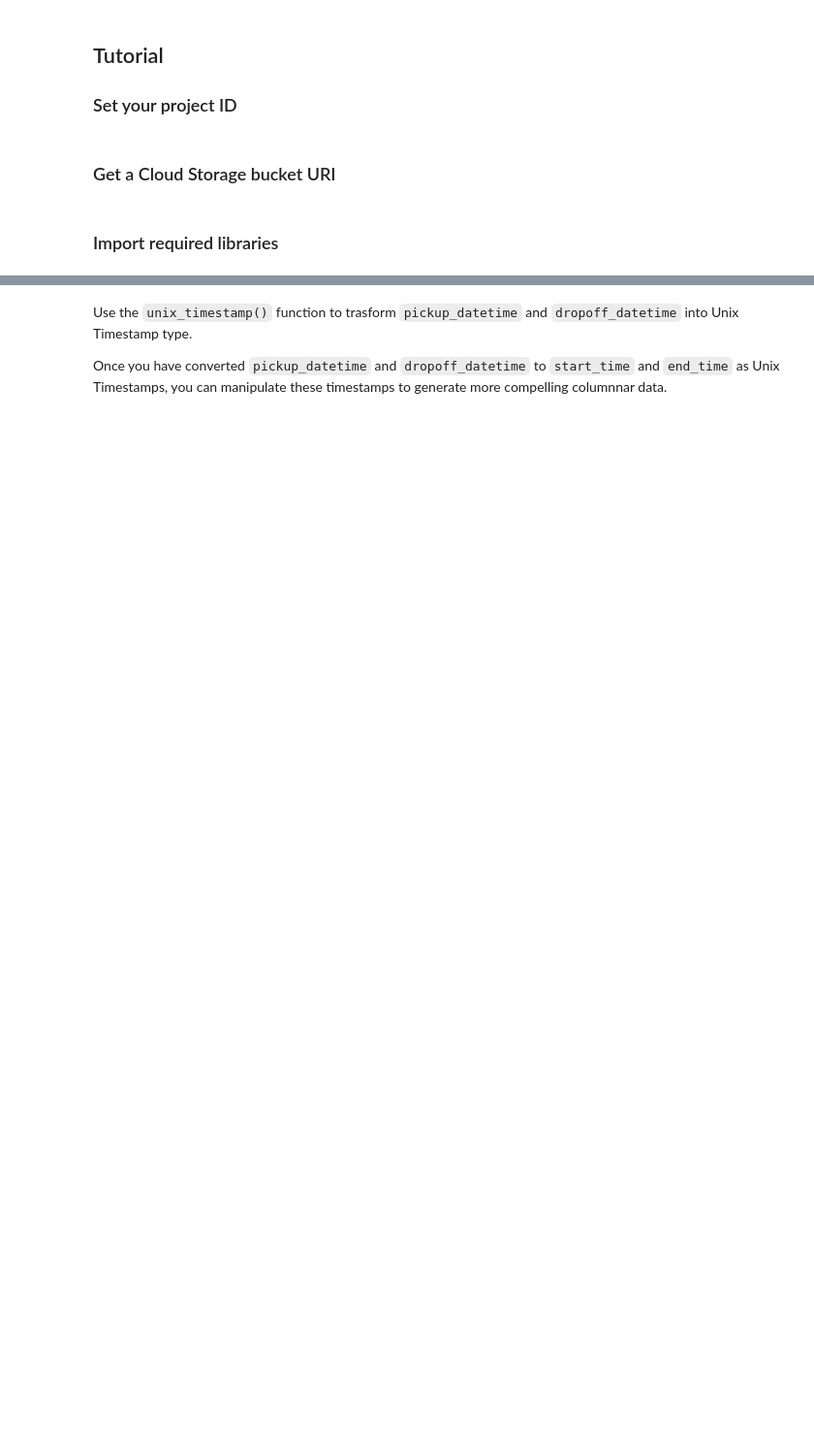
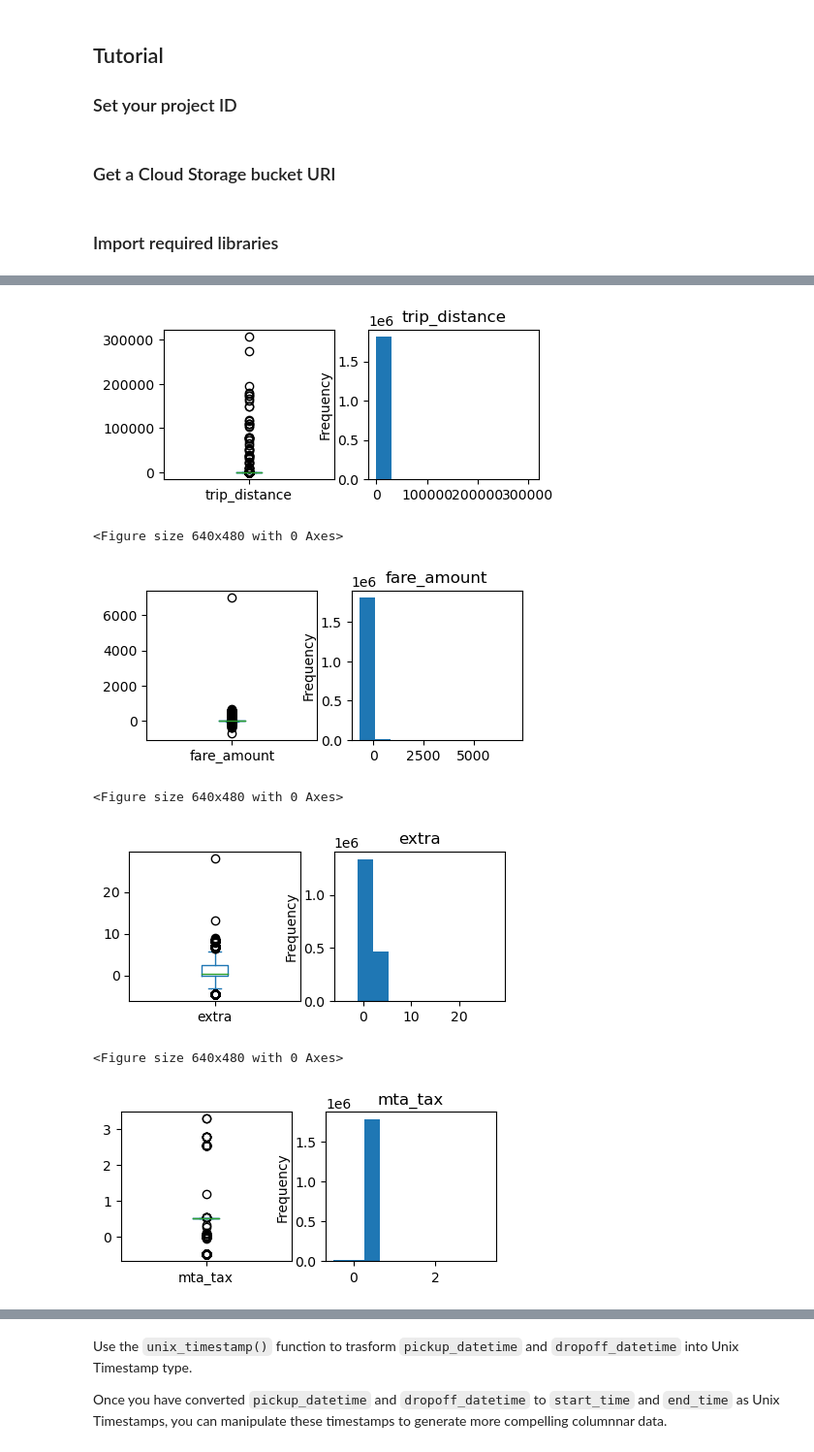
Before and after one commit to GoogleCloudPlatform/terraform-google-analytics-lakehouse, a Jupyter notebook: src/ipynb/spark_ml.ipynb, the cells around one changed output, grey strips where cells are left out. Shown at 97% size. Drawn from its saved outputs; the diff is of its cells as text; code cells hidden in the pictures; blank space fills up the shorter version.

```diff
--- a/src/ipynb/spark_ml.ipynb
+++ b/src/ipynb/spark_ml.ipynb
@@ -99,6 +79,8 @@ taxi_df = (
     .load()
 )
 
-# Sample data to minimize the cost.
-# You can try different values in the parameter fraction, or remove the next line to use all.
-taxi_df = taxi_df.sample(fraction=0.05, seed=42)
+# Feel free to experiment with different values. The default value for the tutorial is set to 0.05. (5%)
+FRACTION = 0.05
+
+# Sample data to minimize the runtime.
+taxi_df = taxi_df.sample(fraction=FRACTION, seed=42)
@@ -133,0 +113,65 @@ taxi_df.show(10)
+# %%
+# Choose necessary columns.
+COLUMNS_TO_SELECT = [
+    "start_time",
+    "end_time",
+    "passenger_count",
+    "trip_distance",
+    "fare_amount",
+    "extra",
+    "mta_tax",
+    "tip_amount",
+    "tolls_amount",
+    "imp_surcharge",
+    "airport_fee",
+    "total_amount",
+    "start_zone_id",
+    "end_zone_id",
+]
+
+# Select the specified columns and convert pickup_location_id and dropoff_location_id to integers.
+# Convert the datetime from string to Unix timestamp.
+taxi_df = (
+    taxi_df.withColumn("start_zone_id", col("pickup_location_id").cast("int"))
+    .withColumn("end_zone_id", col("dropoff_location_id").cast("int"))
+    .withColumn("start_time", unix_timestamp(col("pickup_datetime")))
+    .withColumn("end_time", unix_timestamp(col("dropoff_datetime")))
+    .select(*COLUMNS_TO_SELECT)
+)
+
+
+# Display summary statistics and preview the modified DataFrame.
+taxi_df.describe().show()
+
+# Convert Spark DataFrame into a Pandas DataFrame.
+taxi_pd = taxi_df.toPandas()
+
+# Define columns to be converted to numerical type in Pandas and be visualized.
+PD_COLUMNS = [
+    "trip_distance",
+    "fare_amount",
+    "extra",
+    "mta_tax",
+    "tip_amount",
+    "tolls_amount",
+    "imp_surcharge",
+    "airport_fee",
+    "total_amount",
+]
+
+# Convert columns of "object" type to the float type.
+taxi_pd[PD_COLUMNS] = taxi_pd[PD_COLUMNS].astype(float)
+
+# Disable the warning for too many open figures
+plt.rcParams["figure.max_open_warning"] = 0
+
+# Box plots and histograms for the specified columns.
+for column in taxi_pd.columns:
+    if column in PD_COLUMNS:
+        _, ax = plt.subplots(1, 2, figsize=(5, 2))
+        taxi_pd[column].plot(kind="box", ax=ax[0])
+        taxi_pd[column].plot(kind="hist", ax=ax[1])
+        plt.title(column)
+        plt.figure()
+plt.show()
+# %% [output]
@@ -133,0 +188,7 @@ taxi_df.show(10)
+[figure, added]
+<Figure size 640x480 with 0 Axes>
+[figure, added]
+<Figure size 640x480 with 0 Axes>
+[figure, added]
+<Figure size 640x480 with 0 Axes>
+[figure, added]
```
Also changed, not shown: parts of 29 cells of this notebook.
